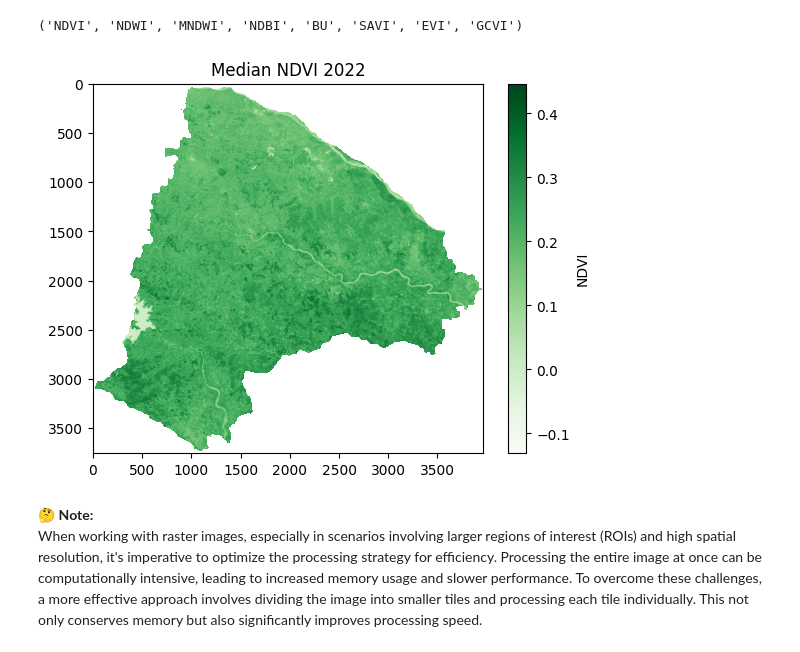
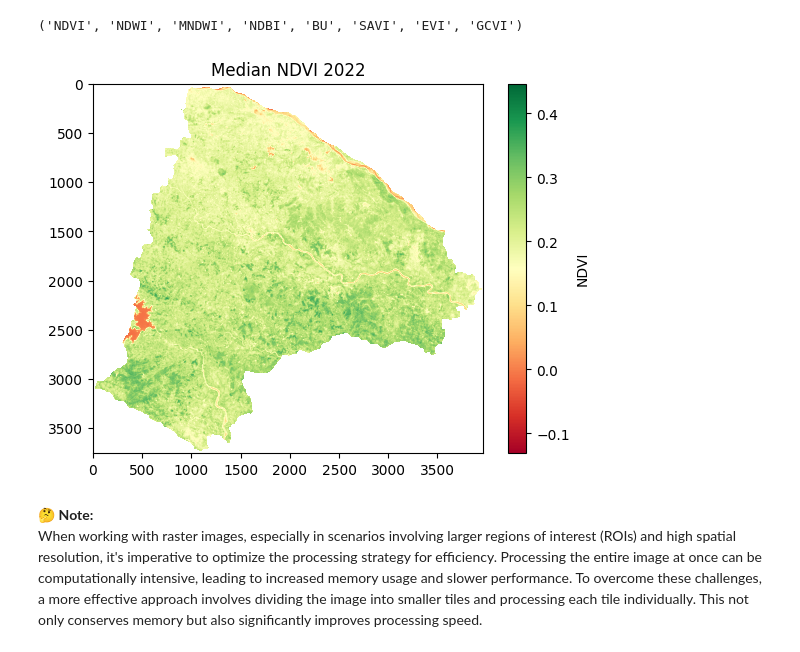
Before and after one commit to geonextgis/Mastering-Machine-Learning-and-GEE-for-Earth-Science, a Jupyter notebook: 00_geemap/03_Download_Image_and_Image_Tiles.ipynb, the cells around one changed output. Saved outputs shown, nothing was run; the diff lists cells and outputs as text; code cells hidden in the pictures.

```diff
--- a/00_geemap/03_Download_Image_and_Image_Tiles.ipynb
+++ b/00_geemap/03_Download_Image_and_Image_Tiles.ipynb
@@ -268,12 +272,12 @@ src.close()
 # %%
 # Plot the NDVI image
 plt.figure()
-plt.imshow(raster_arr[0], cmap="Greens")
+plt.imshow(raster_arr[0], cmap="RdYlGn")
 plt.colorbar(label="NDVI")
 plt.title("Median NDVI 2022")
 plt.show()
 # %% [output]
-[figure, old version]
+[figure, new version]
 # %% [markdown]
 🤔 **Note:** <br>When working with raster images, especially in scenarios involving larger regions of interest (ROIs) and high spatial resolution, it's imperative to optimize the processing strategy for efficiency. Processing the entire image at once can be computationally intensive, leading to increased memory usage and slower performance. To overcome these challenges, a more effective approach involves dividing the image into smaller tiles and processing each tile individually. This not only conserves memory but also significantly improves processing speed.
 # %% [markdown]
```
Also changed, not shown: parts of 4 cells of this notebook.
